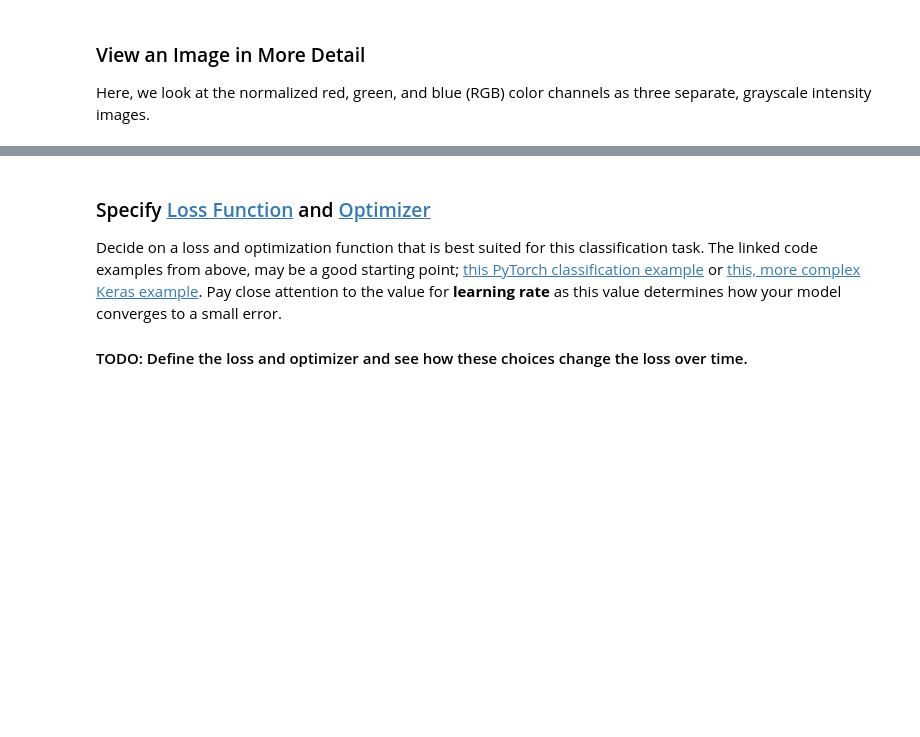
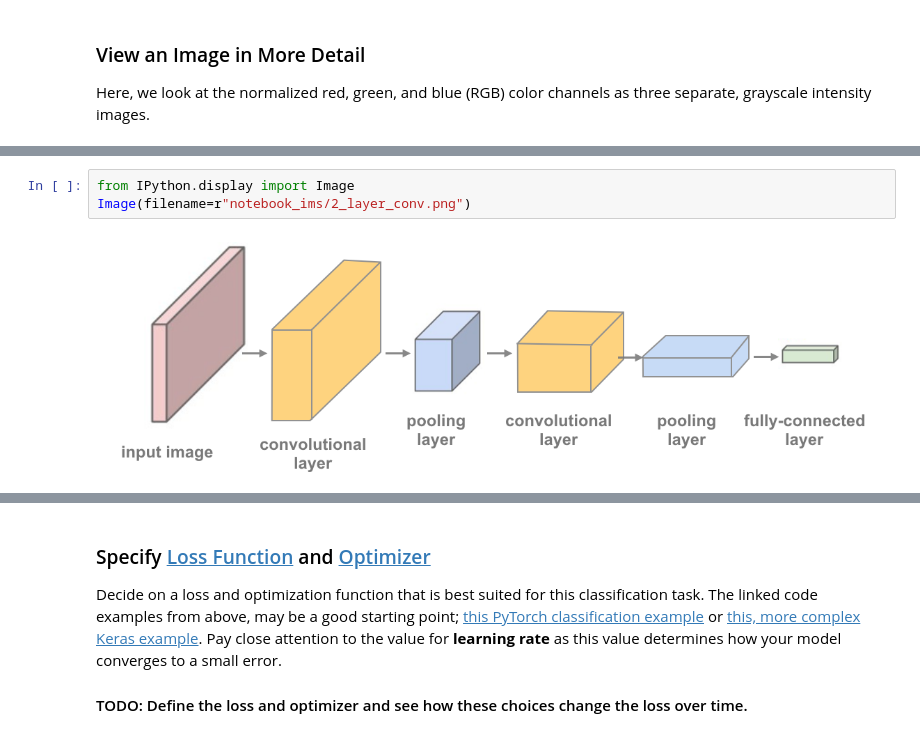
Before and after one commit to LourensWalters/deep-learning, a Jupyter notebook: notebooks/convolutional-neural-networks/cifar-cnn/cifar10_cnn_solution.ipynb, the cells around one changed output, grey strips where cells are left out. Saved outputs shown, nothing was run; the diff lists cells and outputs as text; blank space fills up the shorter version.

```diff
--- a/notebooks/convolutional-neural-networks/cifar-cnn/cifar10_cnn_solution.ipynb
+++ b/notebooks/convolutional-neural-networks/cifar-cnn/cifar10_cnn_solution.ipynb
@@ -154,0 +155,5 @@ For example for a 7x7 input and a 3x3 filter with stride 1 and pad 0 we would ge
+# %%
+from IPython.display import Image
+Image(filename=r"notebook_ims/2_layer_conv.png")
+# %% [output]
+[figure, added]
```
Also changed, not shown: parts of 12 cells of this notebook, 2 other files.
